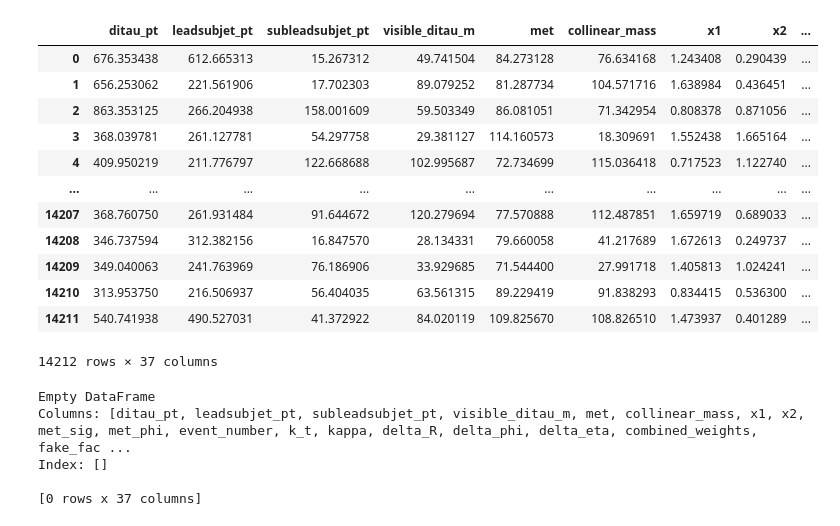
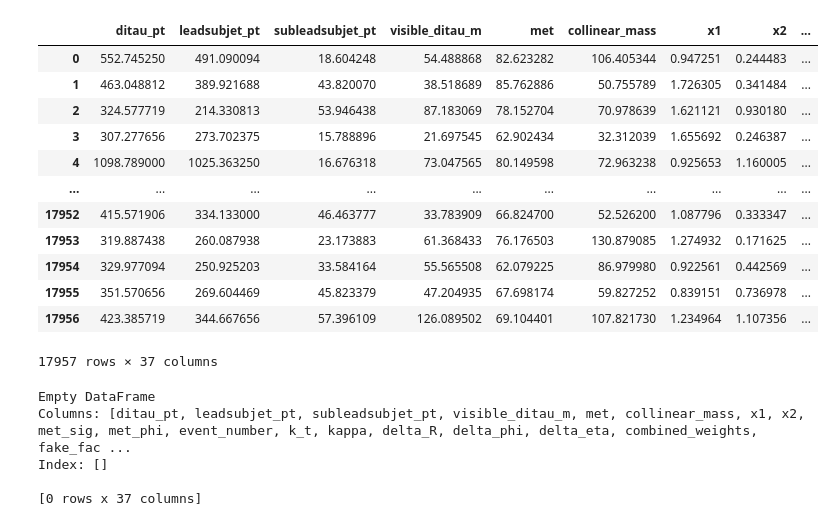
Before and after one commit to alig146/DiTau, a Jupyter notebook: analysis/Ana_v7.ipynb, the cells around one changed output. Drawn from its saved outputs; the diff is of its cells as text; code cells hidden in the pictures.

```diff
--- a/analysis/Ana_v7.ipynb
+++ b/analysis/Ana_v7.ipynb
@@ -357,16 +365,20 @@ data_branches = \
 # %%
 # path_template = '/home/agarabag/data/ditau/new_test/T01/mc/ditau_hh/{year}/nom/user.*.{dsid}.*/user.*.root'
-path_template = '/global/homes/a/agarabag/pscratch/ditdau_samples/new_samples/T03/mc/ditau_hh/{year}/nom/user.*.{dsid}.*/user.*.root'
+path_template = '/global/homes/a/agarabag/pscratch/ditdau_samples/V02/mc/ditau_hh/{year}/nom/user.*.{dsid}.*/user.*.root'
 # path_template = '/global/homes/a/agarabag/pscratch/ditdau_samples/V08/mc/ditau_hh/{year}/nom/user.shhirose.*{dsid}.*/user.*.root'
 
-def read_root(dsid_list, mc_ws, year_id='mc20e', year='18'):
+def read_root(dsid_list, mc_ws, year_id='mc20e', year='18', is_signal=False):
     out = []
     hlt_branches = {
-        '15': ['HLT_j360', 'HLT_j380', 'HLT_j420_a10_lcw_L1J100', 'HLT_j420_a10r_L1J100', 'HLT_xe70_mht', 'HLT_j420_a10r_L1J100', 'HLT_xe110_mht_L1XE50'],
-        '16': ['HLT_j360', 'HLT_j380', 'HLT_j420_a10_lcw_L1J100', 'HLT_j420_a10r_L1J100', 'HLT_xe70_mht', 'HLT_j420_a10r_L1J100', 'HLT_xe110_mht_L1XE50'],
-        '17': ['HLT_j400', 'HLT_j440_a10_lcw_subjes_L1J100', 'HLT_xe110_pufit_L1XE55'],
-        '18': ['HLT_j420', 'HLT_j420_a10t_lcw_jes_35smcINF_L1J100', 'HLT_j420_a10t_lcw_jes_35smcINF_L1SC111', 'HLT_xe110_pufit_xe70_L1XE50']
+        '15': ['HLT_j360', 'HLT_j380', 'HLT_j420_a10_lcw_L1J100', 'HLT_j420_a10r_L1J100', 'HLT_xe70_mht', 'HLT_xe110_mht_L1XE50', 'HLT_tau125_medium1_tracktwo', 'HLT_tau160_medium1_tracktwo'],
+        '16': ['HLT_j360', 'HLT_j380', 'HLT_j420_a10_lcw_L1J100', 'HLT_j420_a10r_L1J100', 'HLT_xe70_mht', 'HLT_xe110_mht_L1XE50', 'HLT_tau125_medium1_tracktwo', 'HLT_tau160_medium1_tracktwo'],
+        '17': ['HLT_j400', 'HLT_j440_a10_lcw_subjes_L1J100', 'HLT_xe110_pufit_L1XE55', 'HLT_tau160_medium1_tracktwo'],
+        '18': ['HLT_j420', 'HLT_j420_a10t_lcw_jes_35smcINF_L1J100', 'HLT_j420_a10t_lcw_jes_35smcINF_L1SC111', 'HLT_xe110_pufit_xe70_L1XE50', 'HLT_tau160_medium1_tracktwoEF_L1TAU100']
     }
+    if is_signal:
+        branches_to_read = signal_branches
+    else:
+        branches_to_read = background_branches
 
     for dsid in dsid_list:
         # Using wildcard pattern around the DSID
@@ -376,14 +388,18 @@ def read_root(dsid_list, mc_ws, year_id='mc20e', year='18'):
 
         for file in files:
             with uproot.open(file + ':NOMINAL') as f_1:
-                branches_read = branches + hlt_branches.get(year, [])
+                branches_read = branches_to_read + hlt_branches.get(year, [])
                 events = f_1.arrays(branches_read, library='ak')
+                if is_signal:
+                    mc_weight = events['theory_weights_nominal']
+                else:
+                    mc_weight = events['weight_mc']
 
                 # Handling 2015 and 2016 conditions
                 if year in ['15', '16']:
                     mask_15 = (events['NOMINAL_pileup_random_run_number'] <= 284484) & (events['NOMINAL_pileup_random_run_number'] > 0)
                     mask_16 = (events['NOMINAL_pileup_random_run_number'] > 284484) & (events['NOMINAL_pileup_random_run_number'] <= 311563)
-                    events['weight'] = mc_ws[dsid] * ak.ones_like(events['ditau_obj_n_tracks']) * events['weight_mc'] * events['NOMINAL_pileup_combined_weight']
+                    events['weight'] = mc_ws[dsid] * ak.ones_like(events['ditau_obj_n_tracks']) * mc_weight * events['NOMINAL_pileup_combined_weight']
 
                     # Assign weights based on the run number
                     events['weight'] = ak.where(mask_15,
@@ -396,7 +412,7 @@ def read_root(dsid_list, mc_ws, year_id='mc20e', year='18'):
                         print(f"Event number out of range in file: {file}")
                 elif year in ['17', '18']:
                     events['weight'] = (mc_ws[dsid] * ak.ones_like(events['ditau_obj_n_tracks'])) * \
-                                       events['weight_mc'] * events['NOMINAL_pileup_combined_weight'] * \
+                                       mc_weight * events['NOMINAL_pileup_combined_weight'] * \
                                        LUMI_SCALE[year] * LUMI[year]
 
                 out = ak.concatenate((out, events))
@@ -411,18 +427,13 @@ year_map = {
     'mc20d': '17',
     'mc20a': '15'
 }
-# year_map = {
-#     'mc20d': '17',
-# }
-
-# Process mapping
 processes = {
     'signal': {
         'VBFH': VBFH, 'ggH': ggH, 'WH': WH, 'ZH': ZH, 'ttH': ttH
     },
     'background': {
         'Ztt_inc': Ztt_inc, 'VV': VV, 'Top': Top,
-        'W': W, 'Zll_inc': Zll_inc, #'ttV': ttV
+        'W': W, 'Zll_inc': Zll_inc, 'ttV': ttV
     }
 }
 
@@ -437,6 +448,6 @@ for dataset in ['mc20e', 'mc20d', 'mc20a']:
             weight_key = f"{proc_name}_ws_{suffix}"
             weight = weights[dataset][category][weight_key]
             var_name = f"{proc_name}_{suffix}"
-            dataset_results[var_name] = read_root(proc_list, weight, year_id=dataset, year=year)
+            dataset_results[var_name] = read_root(proc_list, weight, year_id=dataset, year=year, is_signal=(category == 'signal'))
     total_mc[dataset] = dataset_results
 # %% [output]
@@ -698,10 +702,10 @@ def apply_cuts(data, data_type='MC'):
 
     return cut_results
 # %%
-with open('/global/homes/a/agarabag/pscratch/ditdau_samples/new_samples/raw_mc_data.pkl', 'rb') as f:
+with open('/global/homes/a/agarabag/pscratch/ditdau_samples/raw_mc_data.pkl', 'rb') as f:
     uncut_mc = pickle.load(f)
 
-with open('/global/homes/a/agarabag/pscratch/ditdau_samples/new_samples/raw_data_data.pkl', 'rb') as f:
+with open('/global/homes/a/agarabag/pscratch/ditdau_samples/raw_data_data.pkl', 'rb') as f:
     uncut_data = pickle.load(f)
 # %%
 # cut_data = apply_cuts({'data_18': data_18, 'data_17': data_17,
@@ -1189,7 +1203,7 @@ def Data_Var(t):
     delta_r = np.array(delta_R)
     # fake_factor = fake_factor_calc(leadNTracks, subleadNTracks, lead_pt, sublead_pt, delta_r, histograms) ###3d
     # fake_factor = fake_factor_calc(leadNTracks, subleadNTracks, sublead_pt, delta_r, histograms) ###2d
-    fake_factor = fake_factor_calc(leadNTracks, subleadNTracks, sublead_pt, histograms) ###1d
+    fake_factor = fake_factor_calc(subleadNTracks, sublead_pt, histograms) ###1d
 
     ######
     ######
@@ -1279,23 +1293,22 @@ zll_plot = pd.DataFrame(np.array(zll_plot).T, columns=calc_vars)
 # %%
 data_plot = Data_Var(data_cut)
 data_plot = cut_x1_x2(data_plot)
-data_s = np.array(data_plot).T
-data_plot = pd.DataFrame(data_s, columns=calc_vars)
+data_plot = pd.DataFrame(np.array(data_plot).T, columns=calc_vars)
 data_plot
 # %% [output]
 |  | ditau_pt | leadsubjet_pt | subleadsubjet_pt | visible_ditau_m | met | collinear_mass | x1 | x2 | ... |
-| 0 | 676.353438 | 612.665313 | 15.267312 | 49.741504 | 84.273128 | 76.634168 | 1.243408 | 0.290439 | ... |
-| 1 | 656.253062 | 221.561906 | 17.702303 | 89.079252 | 81.287734 | 104.571716 | 1.638984 | 0.436451 | ... |
-| 2 | 863.353125 | 266.204938 | 158.001609 | 59.503349 | 86.081051 | 71.342954 | 0.808378 | 0.871056 | ... |
-| 3 | 368.039781 | 261.127781 | 54.297758 | 29.381127 | 114.160573 | 18.309691 | 1.552438 | 1.665164 | ... |
-| 4 | 409.950219 | 211.776797 | 122.668688 | 102.995687 | 72.734699 | 115.036418 | 0.717523 | 1.122740 | ... |
+| 0 | 552.745250 | 491.090094 | 18.604248 | 54.488868 | 82.623282 | 106.405344 | 0.947251 | 0.244483 | ... |
+| 1 | 463.048812 | 389.921688 | 43.820070 | 38.518689 | 85.762886 | 50.755789 | 1.726305 | 0.341484 | ... |
+| 2 | 324.577719 | 214.330813 | 53.946438 | 87.183069 | 78.152704 | 70.978639 | 1.621121 | 0.930180 | ... |
+| 3 | 307.277656 | 273.702375 | 15.788896 | 21.697545 | 62.902434 | 32.312039 | 1.655692 | 0.246387 | ... |
+| 4 | 1098.789000 | 1025.363250 | 16.676318 | 73.047565 | 80.149598 | 72.963238 | 0.925653 | 1.160005 | ... |
 | ... | ... | ... | ... | ... | ... | ... | ... | ... | ... |
-| 14207 | 368.760750 | 261.931484 | 91.644672 | 120.279694 | 77.570888 | 112.487851 | 1.659719 | 0.689033 | ... |
-| 14208 | 346.737594 | 312.382156 | 16.847570 | 28.134331 | 79.660058 | 41.217689 | 1.672613 | 0.249737 | ... |
-| 14209 | 349.040063 | 241.763969 | 76.186906 | 33.929685 | 71.544400 | 27.991718 | 1.405813 | 1.024241 | ... |
-| 14210 | 313.953750 | 216.506937 | 56.404035 | 63.561315 | 89.229419 | 91.838293 | 0.834415 | 0.536300 | ... |
-| 14211 | 540.741938 | 490.527031 | 41.372922 | 84.020119 | 109.825670 | 108.826510 | 1.473937 | 0.401289 | ... |
+| 17952 | 415.571906 | 334.133000 | 46.463777 | 33.783909 | 66.824700 | 52.526200 | 1.087796 | 0.333347 | ... |
+| 17953 | 319.887438 | 260.087938 | 23.173883 | 61.368433 | 76.176503 | 130.879085 | 1.274932 | 0.171625 | ... |
+| 17954 | 329.977094 | 250.925203 | 33.584164 | 55.565508 | 62.079225 | 86.979980 | 0.922561 | 0.442569 | ... |
+| 17955 | 351.570656 | 269.604469 | 45.823379 | 47.204935 | 67.698174 | 59.827252 | 0.839151 | 0.736978 | ... |
+| 17956 | 423.385719 | 344.667656 | 57.396109 | 126.089502 | 69.104401 | 107.821730 | 1.234964 | 1.107356 | ... |
-14212 rows × 37 columns
+17957 rows × 37 columns
 # %%
 
 # import matplotlib.gridspec as gridspec
```
Also changed, not shown: parts of 22 cells of this notebook, 9 other files.
